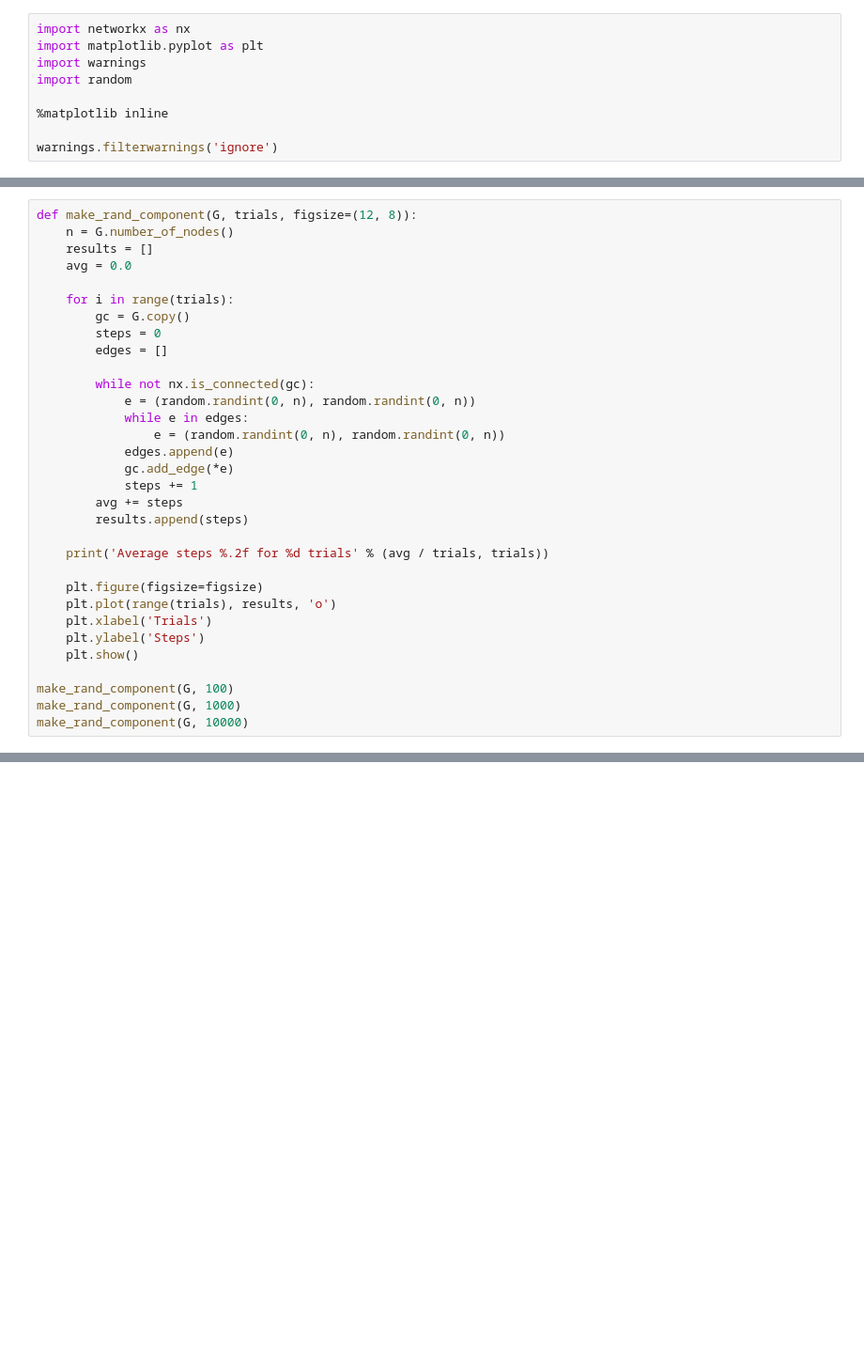
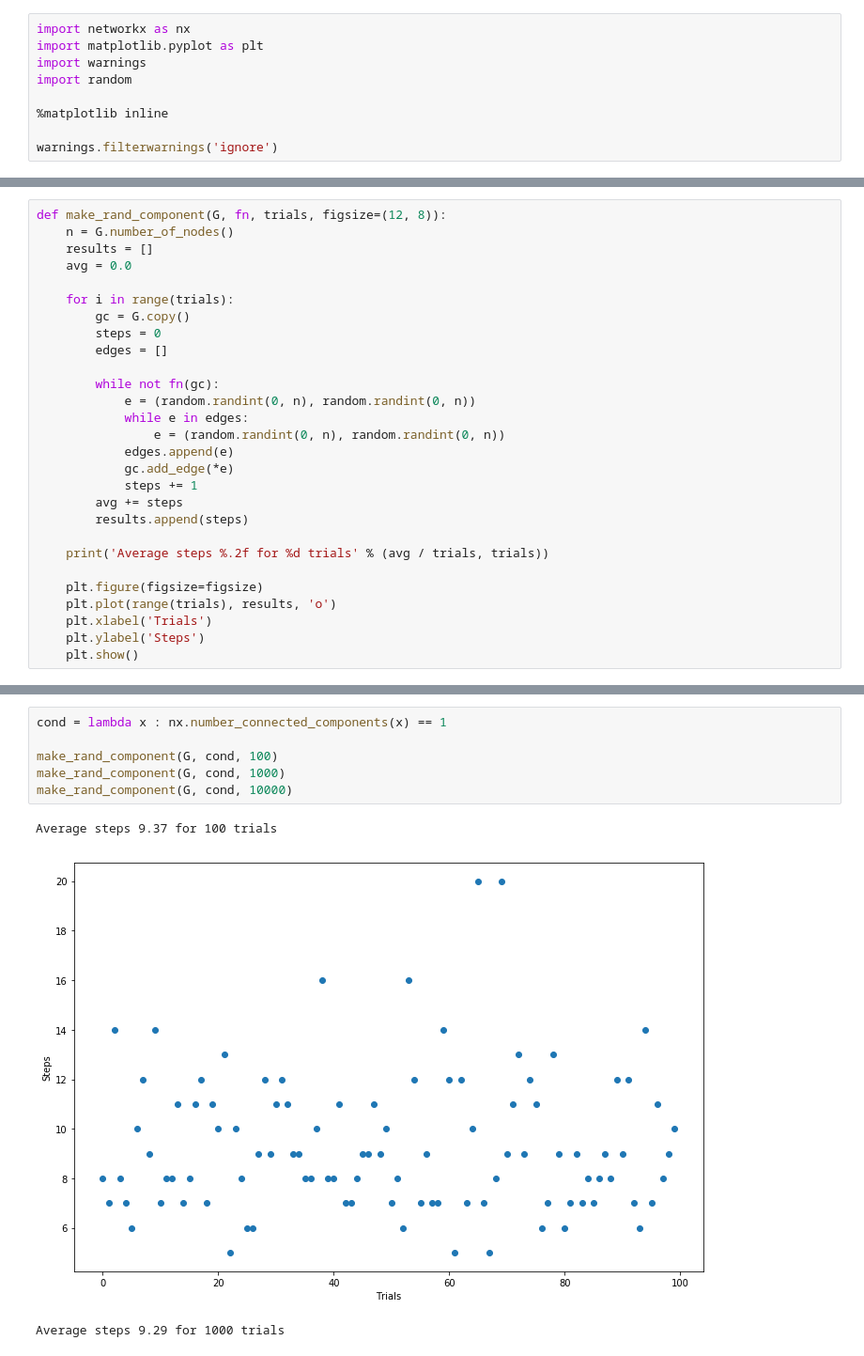
Before and after one commit to hmatalonga/sdle-psets, a Jupyter notebook: notebooks/Connected.ipynb, the cells around one changed output, grey strips where cells are left out. Shown: that part at 94% size. Saved outputs shown, nothing was run; the diff lists cells and outputs as text; blank space fills up the shorter version.

```diff
--- a/notebooks/Connected.ipynb
+++ b/notebooks/Connected.ipynb
@@ -16,5 +16,5 @@ nx.draw(G, with_labels=True, font_weight='bold')
 # %%
-def make_rand_component(G, trials, figsize=(12, 8)):
+def make_rand_component(G, fn, trials, figsize=(12, 8)):
     n = G.number_of_nodes()
     results = []
     avg = 0.0
@@ -24,7 +24,7 @@ def make_rand_component(G, trials, figsize=(12, 8)):
         steps = 0
         edges = []
 
-        while not nx.is_connected(gc):
+        while not fn(gc):
             e = (random.randint(0, n), random.randint(0, n))
             while e in edges:
                 e = (random.randint(0, n), random.randint(0, n))
@@ -41,7 +41,3 @@ def make_rand_component(G, trials, figsize=(12, 8)):
     plt.xlabel('Trials')
     plt.ylabel('Steps')
     plt.show()
-
-make_rand_component(G, 100)
-make_rand_component(G, 1000)
-make_rand_component(G, 10000)
@@ -54,0 +44,10 @@ Average steps 11.13 for 10000 trials
+# %%
+cond = lambda x : nx.number_connected_components(x) == 1
+
+make_rand_component(G, cond, 100)
+make_rand_component(G, cond, 1000)
+make_rand_component(G, cond, 10000)
+# %% [output]
+Average steps 9.37 for 100 trials
+[figure, added]
+Average steps 9.29 for 1000 trials
```
Also changed, not shown: parts of 3 cells of this notebook.
